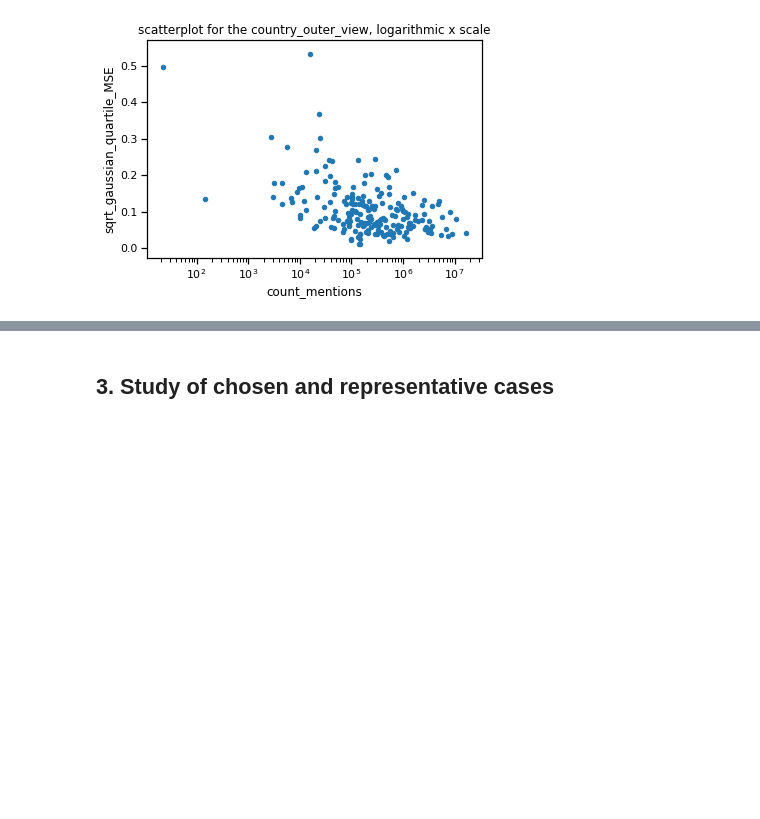
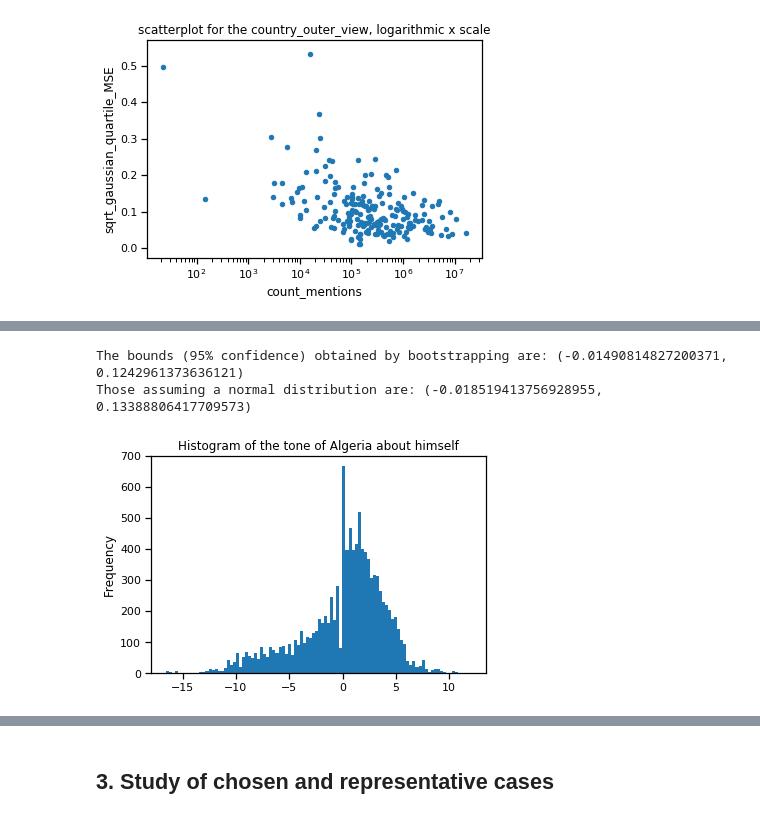
Before and after one commit to NatGr/projectAdA, a Jupyter notebook: Notebook.ipynb, the cells around one changed output, grey strips where cells are left out. Drawn from its saved outputs; the diff is of its cells as text; code cells hidden in the pictures; blank space fills up the shorter version.

```diff
--- a/Notebook.ipynb
+++ b/Notebook.ipynb
@@ -39,6 +39,8 @@ media_to_country_view = pd.read_csv(os.path.join(DATA_DIR, 'media_to_country_vie
 afghanistan_inner = pd.read_csv(os.path.join(DATA_DIR, 'afg_inner.csv'))
 ivory_coast_outer = pd.read_csv(os.path.join(DATA_DIR, 'ivory_outer.csv'))
 mexico_inner = pd.read_csv(os.path.join(DATA_DIR, 'mexico_inner.csv'))
+algeria_inner = pd.read_csv(os.path.join(DATA_DIR, 'algeria_inner.csv'))
+tuvalu_outer = pd.read_csv(os.path.join(DATA_DIR, 'tuvalu_outer.csv'))
 # %% [markdown]
 These files contains the same statistical informations for several use cases (what a country thinks of another, difference between types of actors from a country, difference from news sources from a country, ...). The statistical info we chose to extract from the data is always the same, namely:
     - avg_tone: the average tone used by the mentions that corresponds to the row
@@ -221 +223,11 @@ Those assuming a normal distribution are: (-1.8845573564774487, -1.8060942590777
+# %%
+algeria_inner.tone.plot(kind='hist', bins=100,
+                            title="Histogram of the tone of Algeria about himself");
+print(f"The bounds (95% confidence) obtained by bootstrapping are: \
+{get_mean_bounds_bootstrapping(algeria_inner.tone)}")
+print(f"Those assuming a normal distribution are: {get_mean_bounds_normal(algeria_inner.tone)}")
+# %% [output]
+The bounds (95% confidence) obtained by bootstrapping are: (-0.01490814827200371, 0.1242961373636121)
+Those assuming a normal distribution are: (-0.018519413756928955, 0.13388806417709573)
+[figure, added]
 # %%
```
Also changed, not shown: parts of 8 cells of this notebook, 11 other files.
